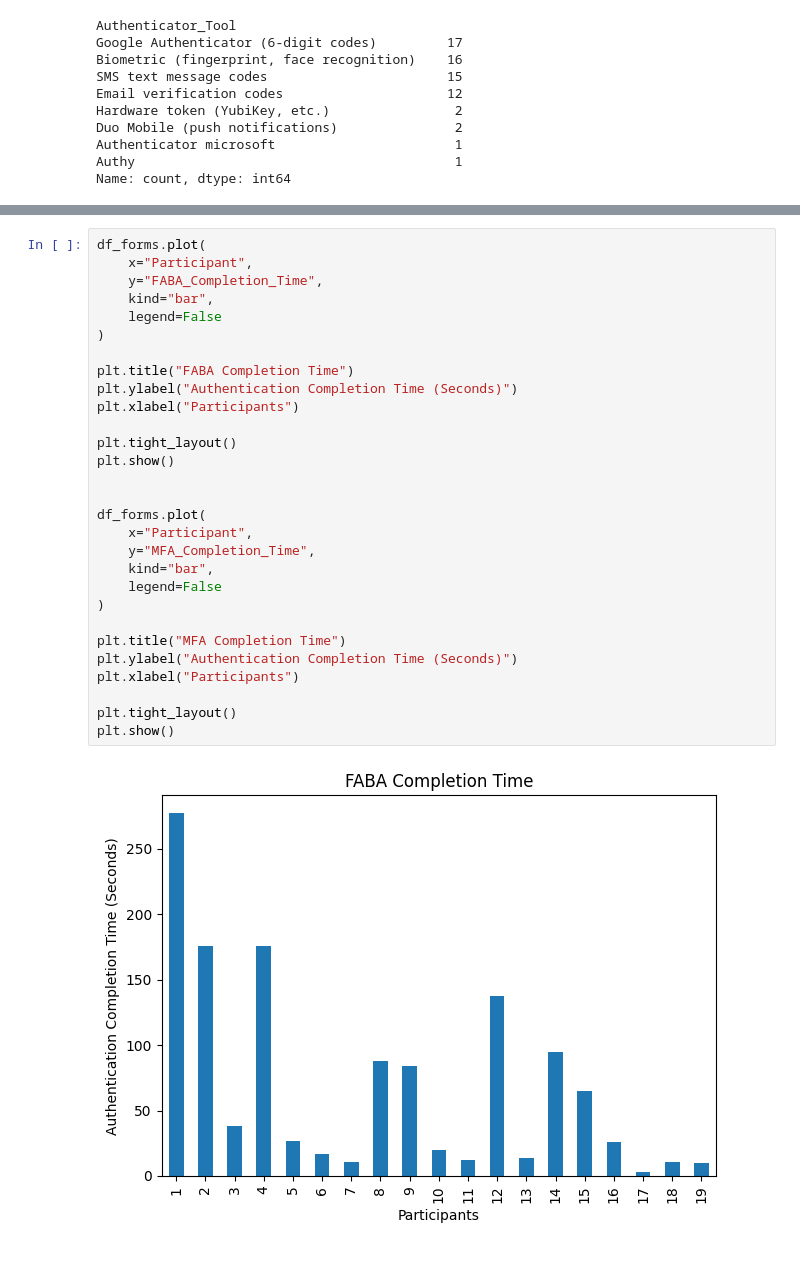
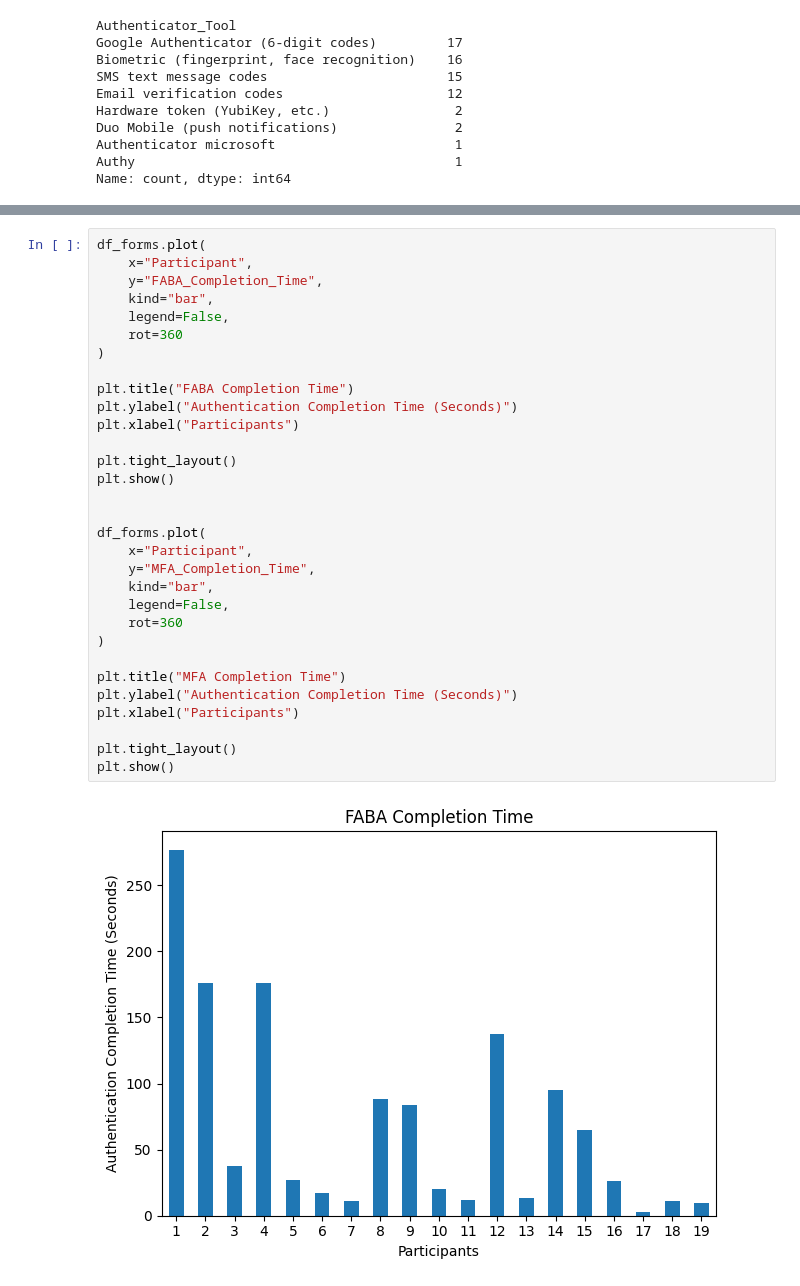
Before and after one commit to dbuiior/Auth_App_Redesign, a Jupyter notebook: data/descriptive.ipynb, the cells around one changed output, grey strips where cells are left out. Cells and saved outputs as stored; diff of their text form.

```diff
--- a/data/descriptive.ipynb
+++ b/data/descriptive.ipynb
@@ -186,31 +172,33 @@ plt.show()
 # %%
 df_forms.plot(
     x="Participant",
     y="FABA_Completion_Time",
     kind="bar",
-    legend=False
+    legend=False,
+    rot=360
 )
 
 plt.title("FABA Completion Time")
 plt.ylabel("Authentication Completion Time (Seconds)")
 plt.xlabel("Participants")
 
 plt.tight_layout()
 plt.show()
 
 
 df_forms.plot(
     x="Participant",
     y="MFA_Completion_Time",
     kind="bar",
-    legend=False
+    legend=False,
+    rot=360
 )
 
 plt.title("MFA Completion Time")
 plt.ylabel("Authentication Completion Time (Seconds)")
 plt.xlabel("Participants")
 
 plt.tight_layout()
 plt.show()
 # %% [output]
-[figure, old version]
+[figure, new version]
```
Also changed, not shown: parts of 4 cells of this notebook, 2 other files.
